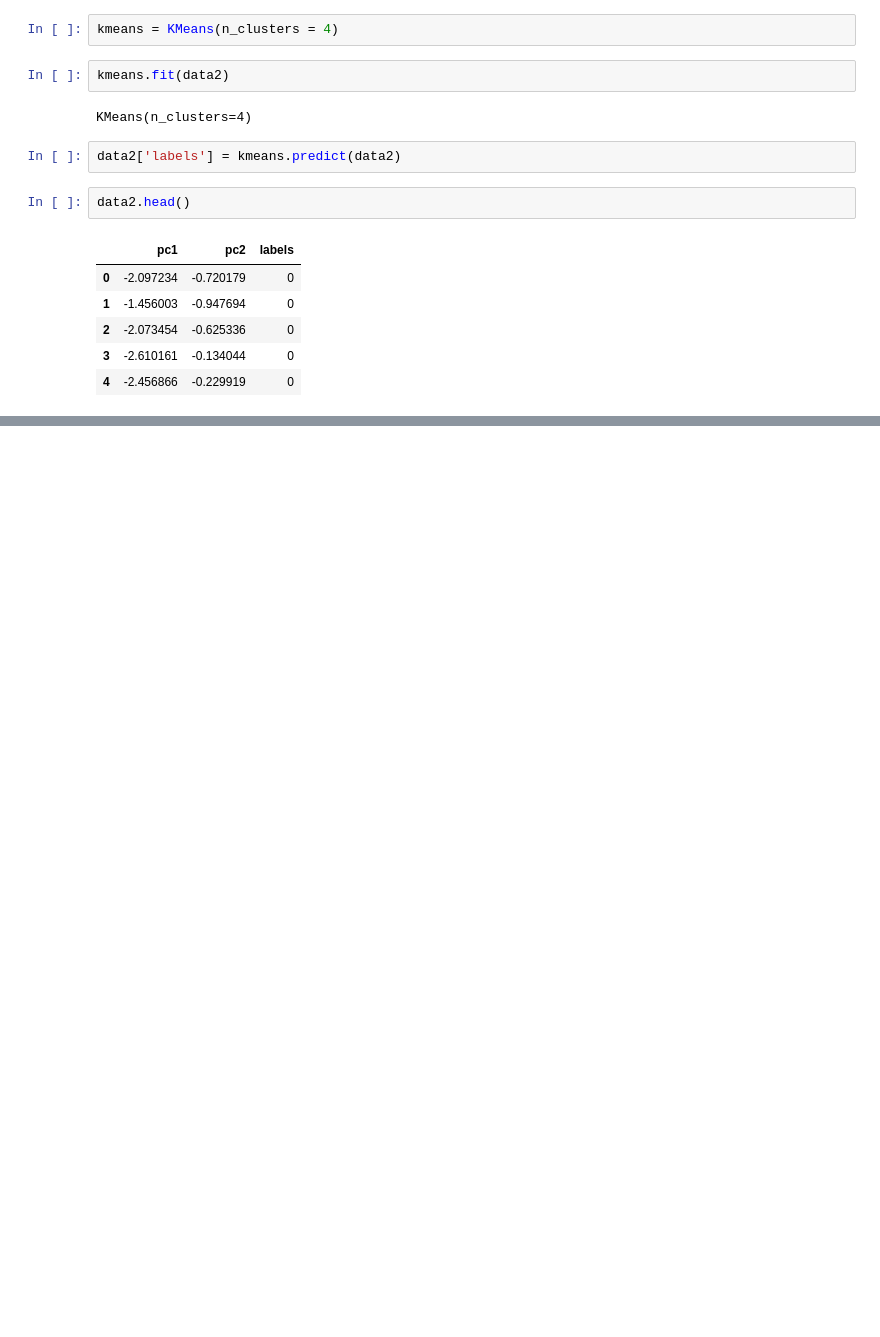
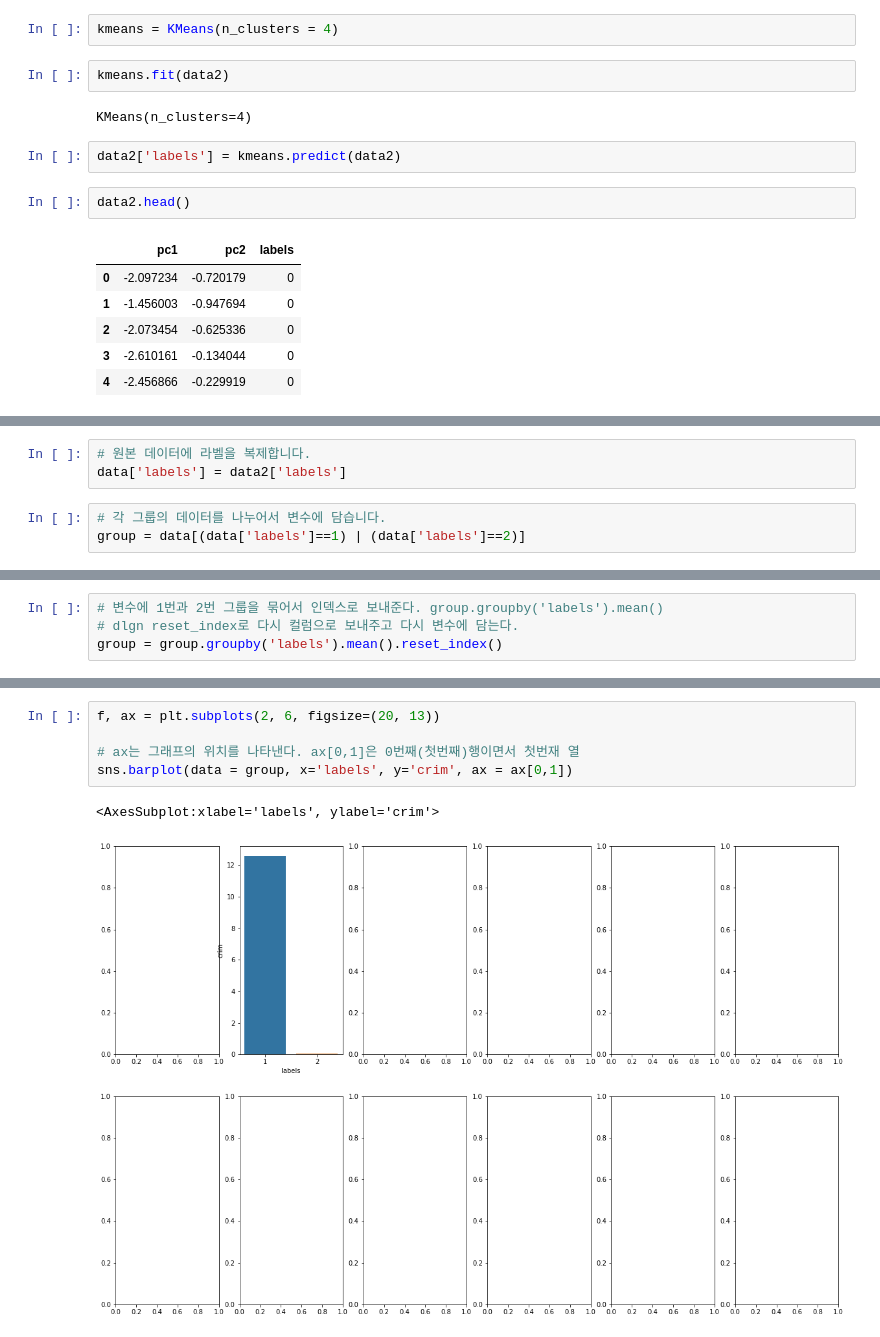
Before and after one commit to Jeong-Bin/Data-Analysis, a Jupyter notebook: 19_군집화(클러스터링) with K_means.ipynb, the cells around one changed output, grey strips where cells are left out. Cells and saved outputs as stored; diff of their text form; blank space fills up the shorter version.

```diff
--- a/19_군집화(클러스터링) with K_means.ipynb
+++ b/19_군집화(클러스터링) with K_means.ipynb
@@ -140,0 +183,6 @@ sns.scatterplot(data = data2, x = 'pc1', y = 'pc2', hue = 'labels')
+# %%
+# 원본 데이터에 라벨을 복제합니다.
+data['labels'] = data2['labels']
+# %%
+# 각 그룹의 데이터를 나누어서 변수에 담습니다.
+group = data[(data['labels']==1) | (data['labels']==2)]
@@ -140,0 +198,4 @@ sns.scatterplot(data = data2, x = 'pc1', y = 'pc2', hue = 'labels')
+# %%
+# 변수에 1번과 2번 그룹을 묶어서 인덱스로 보내준다. group.groupby('labels').mean()
+# dlgn reset_index로 다시 컬럼으로 보내주고 다시 변수에 담는다.
+group = group.groupby('labels').mean().reset_index()
@@ -140,0 +214,8 @@ sns.scatterplot(data = data2, x = 'pc1', y = 'pc2', hue = 'labels')
+# %%
+f, ax = plt.subplots(2, 6, figsize=(20, 13))
+
+# ax는 그래프의 위치를 나타낸다. ax[0,1]은 0번째(첫번째)행이면서 첫번재 열
+sns.barplot(data = group, x='labels', y='crim', ax = ax[0,1])
+# %% [output]
+<AxesSubplot:xlabel='labels', ylabel='crim'>
+[figure, added]
```
Also changed, not shown: parts of 15 cells of this notebook.
